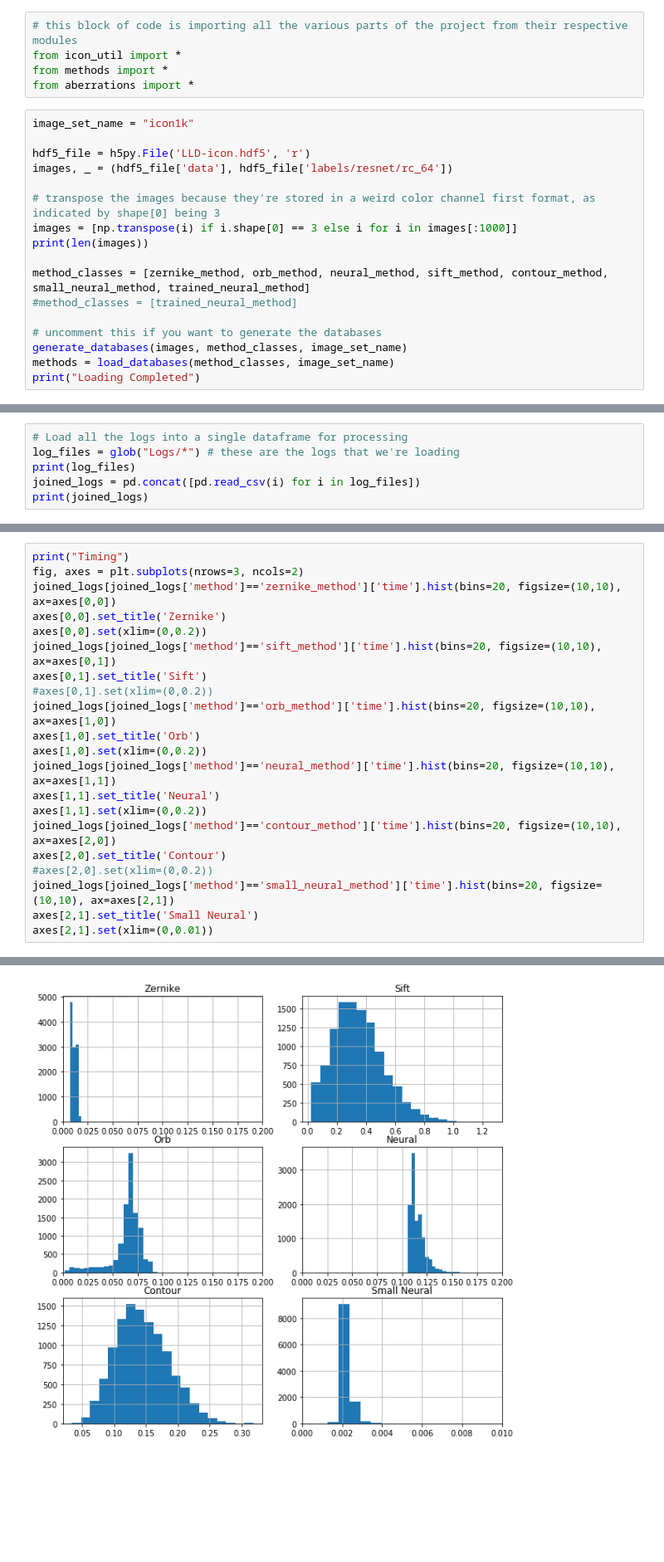
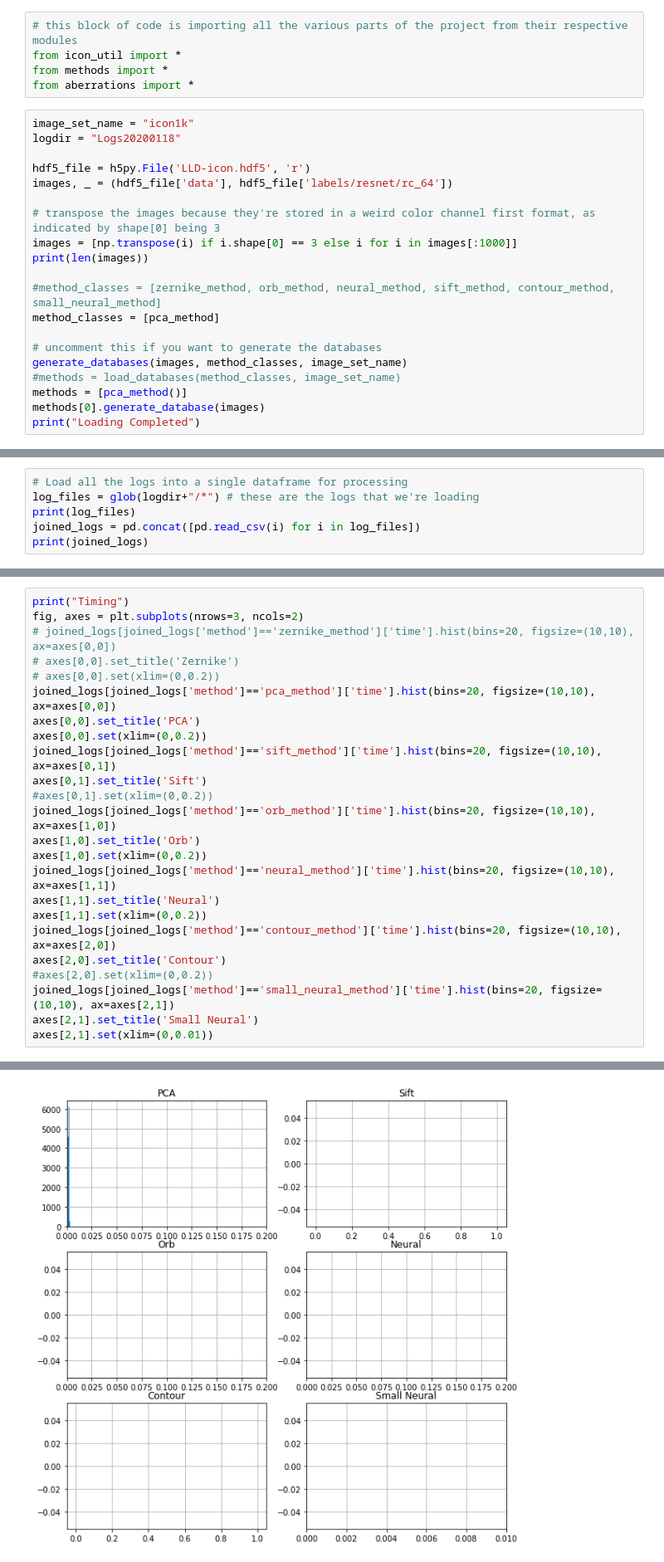
Before and after one commit to kac123/Icon-Matching-Project, a Jupyter notebook: icon_query.ipynb, the cells around one changed output, grey strips where cells are left out. Shown at 83% size. Saved outputs shown, nothing was run; the diff lists cells and outputs as text; blank space fills up the shorter version.

Commit message:
add invariance metrics and pca methods

```diff
--- a/icon_query.ipynb
+++ b/icon_query.ipynb
@@ -32,6 +32,7 @@ from methods import *
 from aberrations import *
 # %%
 image_set_name = "icon1k"
+logdir = "Logs20200118"
 
 hdf5_file = h5py.File('LLD-icon.hdf5', 'r')
 images, _ = (hdf5_file['data'], hdf5_file['labels/resnet/rc_64'])
@@ -40,12 +41,14 @@ images, _ = (hdf5_file['data'], hdf5_file['labels/resnet/rc_64'])
 images = [np.transpose(i) if i.shape[0] == 3 else i for i in images[:1000]]
 print(len(images))
 
-method_classes = [zernike_method, orb_method, neural_method, sift_method, contour_method, small_neural_method, trained_neural_method]
-#method_classes = [trained_neural_method]
+#method_classes = [zernike_method, orb_method, neural_method, sift_method, contour_method, small_neural_method]
+method_classes = [pca_method]
 
 # uncomment this if you want to generate the databases
 generate_databases(images, method_classes, image_set_name)
-methods = load_databases(method_classes, image_set_name)
+#methods = load_databases(method_classes, image_set_name)
+methods = [pca_method()]
+methods[0].generate_database(images)
 print("Loading Completed")
 # %% [output]
 1000
@@ -99,7 +88,7 @@ Chunk: 1
 Done
 # %%
 # Load all the logs into a single dataframe for processing
-log_files = glob("Logs/*") # these are the logs that we're loading
+log_files = glob(logdir+"/*") # these are the logs that we're loading
 print(log_files)
 joined_logs = pd.concat([pd.read_csv(i) for i in log_files])
 print(joined_logs)
@@ -145,25 +136,28 @@ Text(0.5, 1.0, 'Small Neural')
 # %%
 print("Timing")
 fig, axes = plt.subplots(nrows=3, ncols=2)
-joined_logs[joined_logs['method']=='zernike_method']['time'].hist(bins=20, figsize=(10,10), ax=axes[0,0])
-axes[0,0].set_title('Zernike')
+# joined_logs[joined_logs['method']=='zernike_method']['time'].hist(bins=20, figsize=(10,10), ax=axes[0,0])
+# axes[0,0].set_title('Zernike')
+# axes[0,0].set(xlim=(0,0.2))
+joined_logs[joined_logs['method']=='pca_method']['time'].hist(bins=20, figsize=(10,10), ax=axes[0,0])
+axes[0,0].set_title('PCA')
 axes[0,0].set(xlim=(0,0.2))
 joined_logs[joined_logs['method']=='sift_method']['time'].hist(bins=20, figsize=(10,10), ax=axes[0,1])
 axes[0,1].set_title('Sift')
 #axes[0,1].set(xlim=(0,0.2))
 joined_logs[joined_logs['method']=='orb_method']['time'].hist(bins=20, figsize=(10,10), ax=axes[1,0])
 axes[1,0].set_title('Orb')
 axes[1,0].set(xlim=(0,0.2))
 joined_logs[joined_logs['method']=='neural_method']['time'].hist(bins=20, figsize=(10,10), ax=axes[1,1])
 axes[1,1].set_title('Neural')
 axes[1,1].set(xlim=(0,0.2))
 joined_logs[joined_logs['method']=='contour_method']['time'].hist(bins=20, figsize=(10,10), ax=axes[2,0])
 axes[2,0].set_title('Contour')
 #axes[2,0].set(xlim=(0,0.2))
 joined_logs[joined_logs['method']=='small_neural_method']['time'].hist(bins=20, figsize=(10,10), ax=axes[2,1])
 axes[2,1].set_title('Small Neural')
 axes[2,1].set(xlim=(0,0.01))
 # %% [output]
 Timing
 [(0, 0.01)]
-[figure, old version]
+[figure, new version]
```
Also changed, not shown: parts of 14 cells of this notebook, 5 other files.
